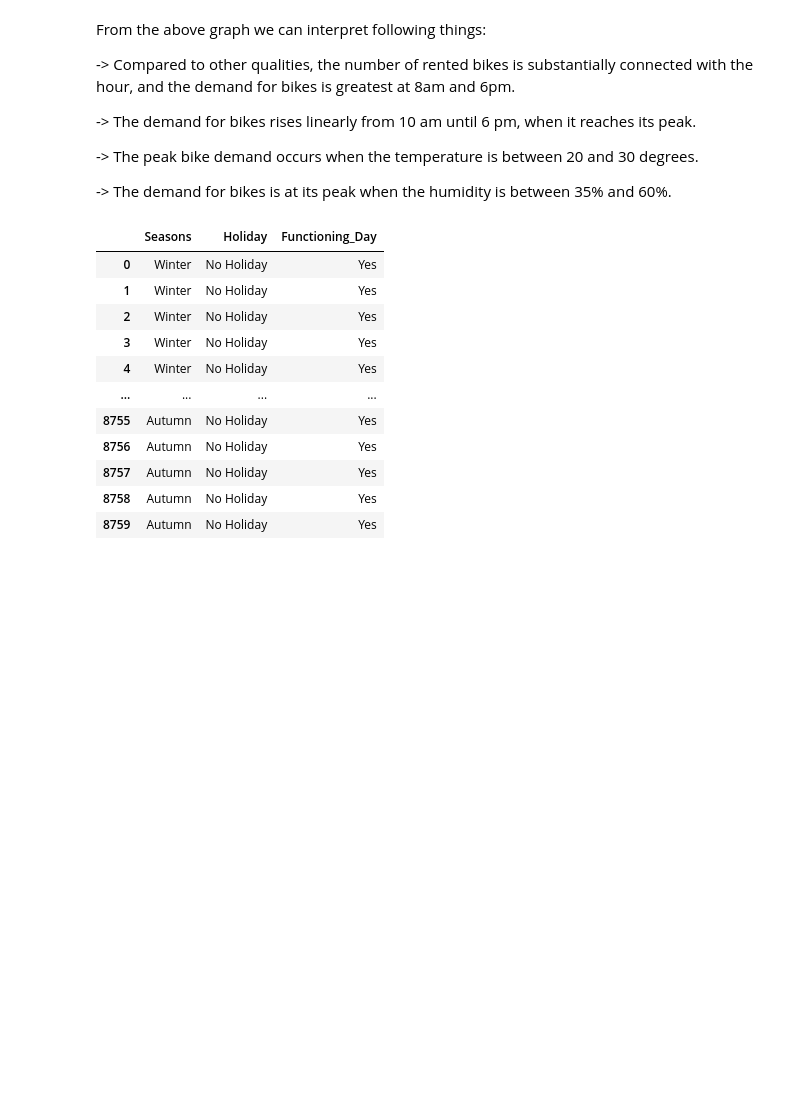
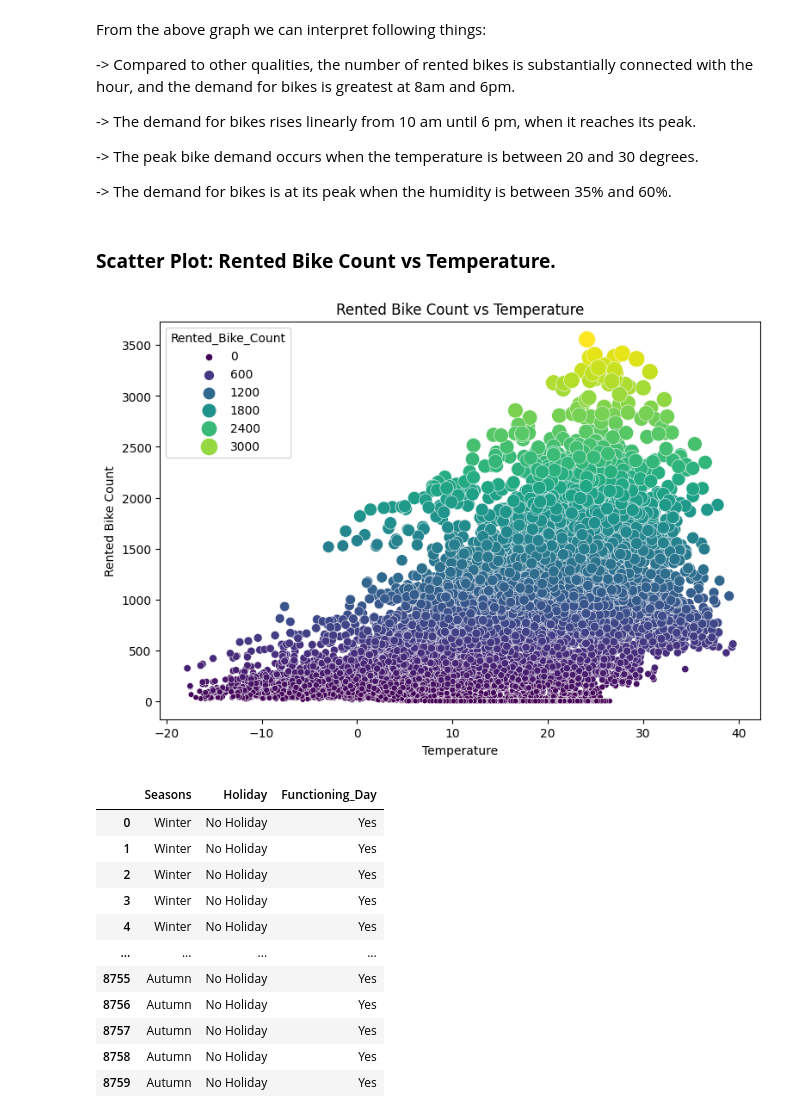
Before and after one commit to Deeppatel0510/Bike_Sharing_Demand_Prediction_ML_Regression, a Jupyter notebook: Bike_Sharing_Demand_Prediction.ipynb, the cells around one changed output. Saved outputs shown, nothing was run; the diff lists cells and outputs as text; code cells hidden in the pictures; blank space fills up the shorter version.

```diff
--- a/Bike_Sharing_Demand_Prediction.ipynb
+++ b/Bike_Sharing_Demand_Prediction.ipynb
@@ -397,6 +418,18 @@ From the above graph we can interpret following things:
 -> The peak bike demand occurs when the temperature is between 20 and 30 degrees.
 
 -> The demand for bikes is at its peak when the humidity is between 35% and 60%.
+# %% [markdown]
+### **Scatter Plot: Rented Bike Count vs Temperature.**
+# %%
+plt.figure(figsize=(9, 6))
+sns.scatterplot(data=bike, x='Temperature', y='Rented_Bike_Count', size='Rented_Bike_Count', sizes=(20, 200),
+                hue='Rented_Bike_Count', palette='viridis', legend='brief')
+plt.xlabel('Temperature')
+plt.ylabel('Rented Bike Count')
+plt.title('Rented Bike Count vs Temperature')
+plt.show()
+# %% [output]
+[figure, added]
 # %%
 #Create DataFrame of Categorical Variables
 categorical_variables = bike.select_dtypes(include = 'object')
```
Also changed, not shown: parts of 34 cells of this notebook.
